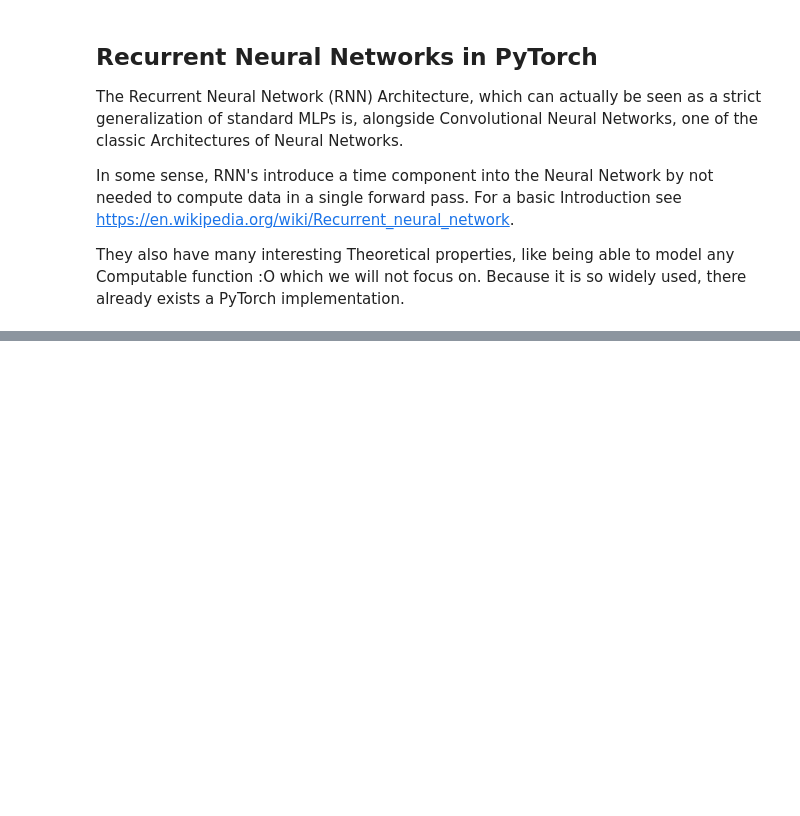
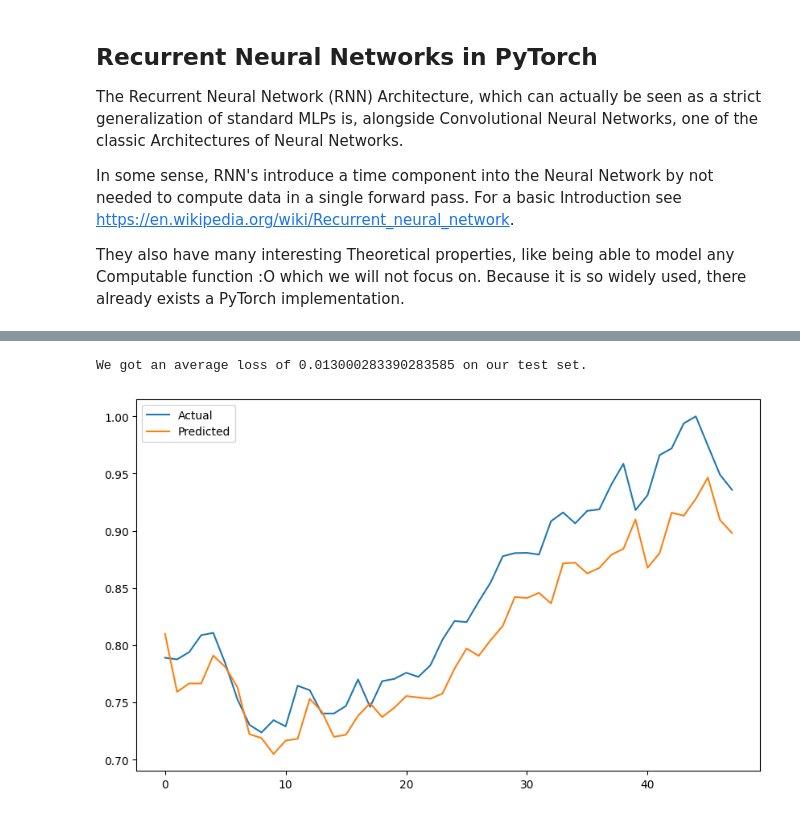
Before and after one commit to Mullerio/PyTorchZeroToHero, a Jupyter notebook: DeepLearning/basicRNN.ipynb, the cells around one changed output, grey strips where cells are left out. Cells and saved outputs as stored; diff of their text form; code cells hidden in the pictures; blank space fills up the shorter version.

```diff
--- a/DeepLearning/basicRNN.ipynb
+++ b/DeepLearning/basicRNN.ipynb
@@ -36,0 +98,16 @@ class basicRNN(nn.Module):
+# %%
+test_loss = 0
+outputs, _  = model(inputs_test)
+test_loss =  lossfunction(outputs ,labels_test)
+
+print(f"We got an average loss of {test_loss} on our test set.")
+
+
+plt.figure(figsize=(10, 6))
+plt.plot(range(len(labels_test)), labels_test.numpy(), label="Actual")
+plt.plot(range(len(outputs)), outputs.detach().numpy().squeeze(), label="Predicted")
+plt.legend()
+plt.show()
+# %% [output]
+We got an average loss of 0.013000283390283585 on our test set.
+[figure, added]
```
Also changed, not shown: parts of 4 cells of this notebook, 1 other file.
